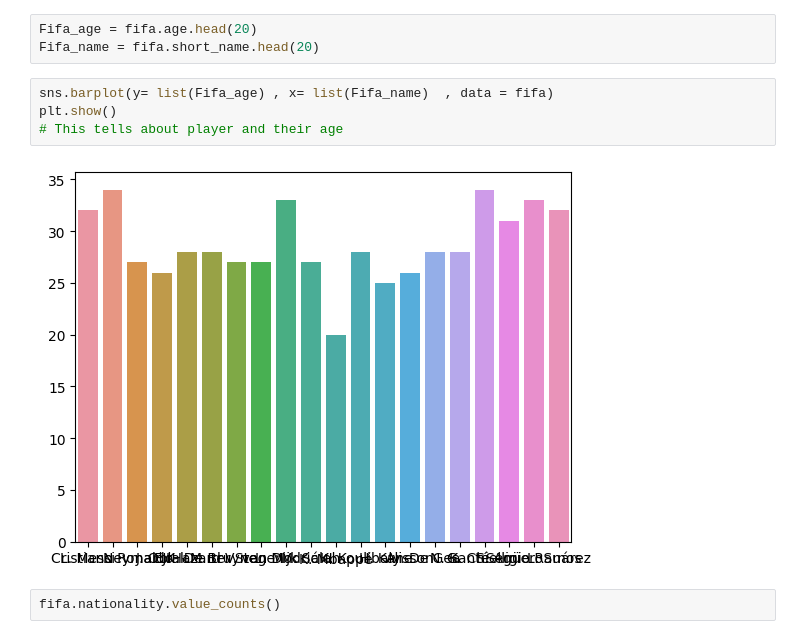
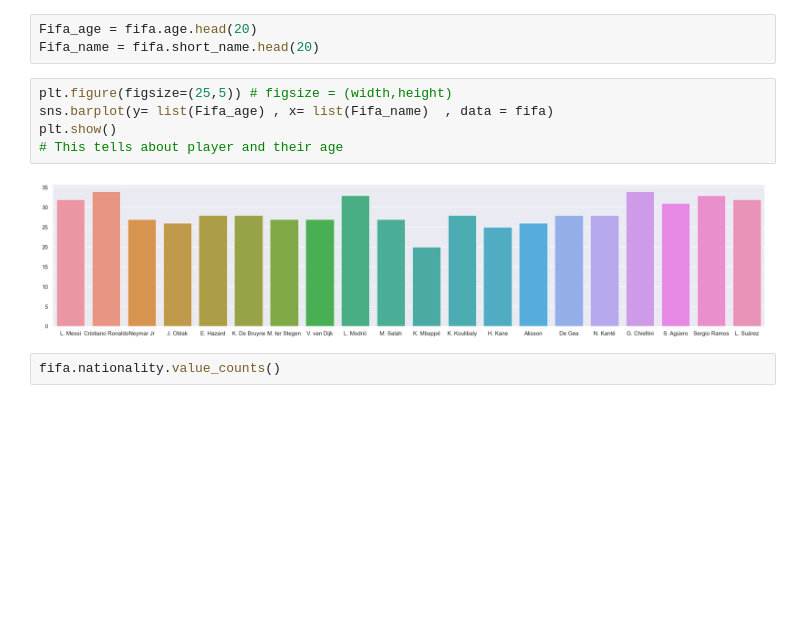
Before and after one commit to Akshat180/Role_the_dice, a Jupyter notebook: Fifa.Project.ipynb, the cells around one changed output. Saved outputs shown, nothing was run; the diff lists cells and outputs as text; blank space fills up the shorter version.

```diff
--- a/Fifa.Project.ipynb
+++ b/Fifa.Project.ipynb
@@ -42,11 +42,12 @@ from matplotlib import pyplot as plt
 Fifa_age = fifa.age.head(20)
 Fifa_name = fifa.short_name.head(20)
 # %%
+plt.figure(figsize=(25,5)) # figsize = (width,height)
 sns.barplot(y= list(Fifa_age) , x= list(Fifa_name)  , data = fifa)
 plt.show()
 # This tells about player and their age
 # %% [output]
-[figure, old version]
+[figure, new version]
 # %%
 fifa.nationality.value_counts()
 # %% [output]
```
